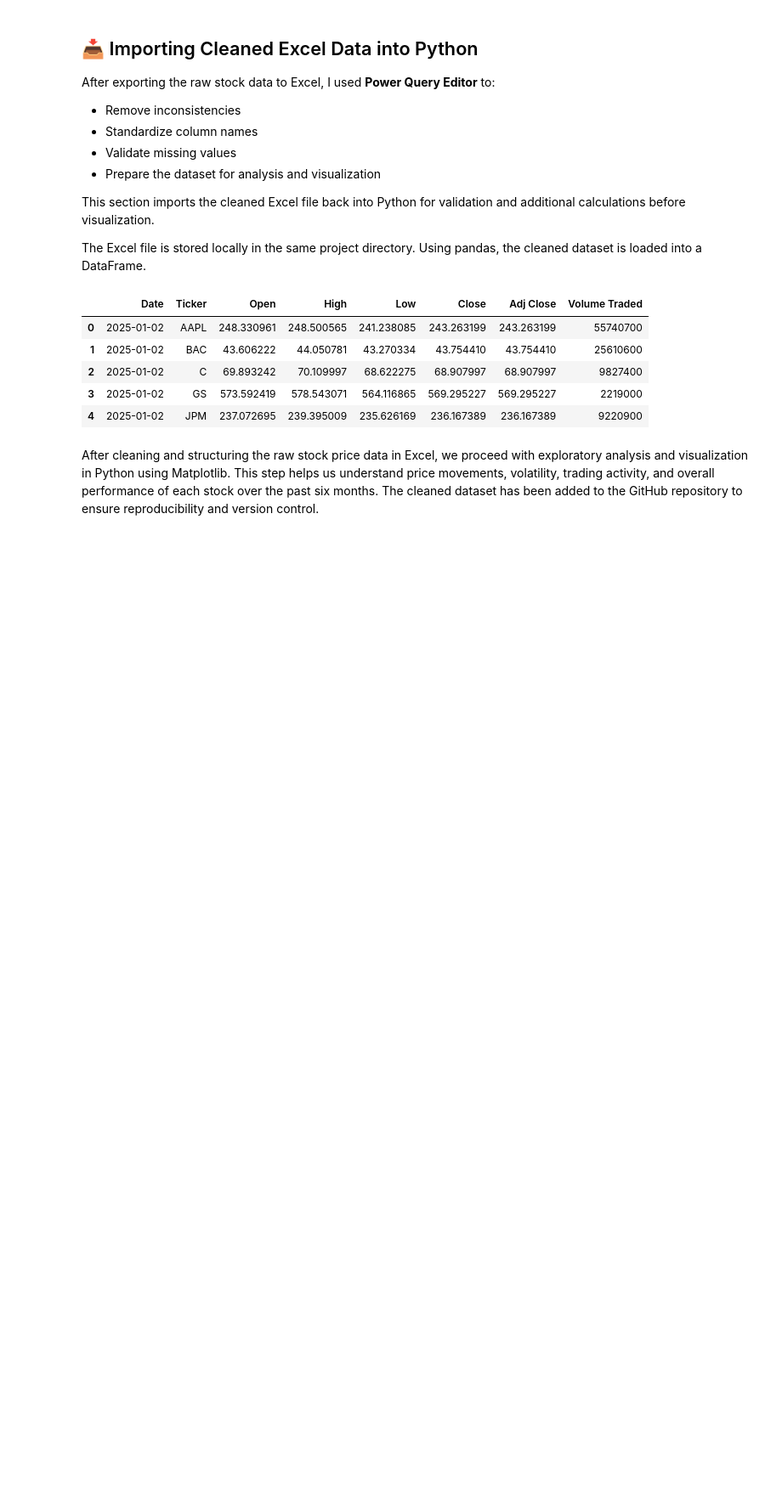
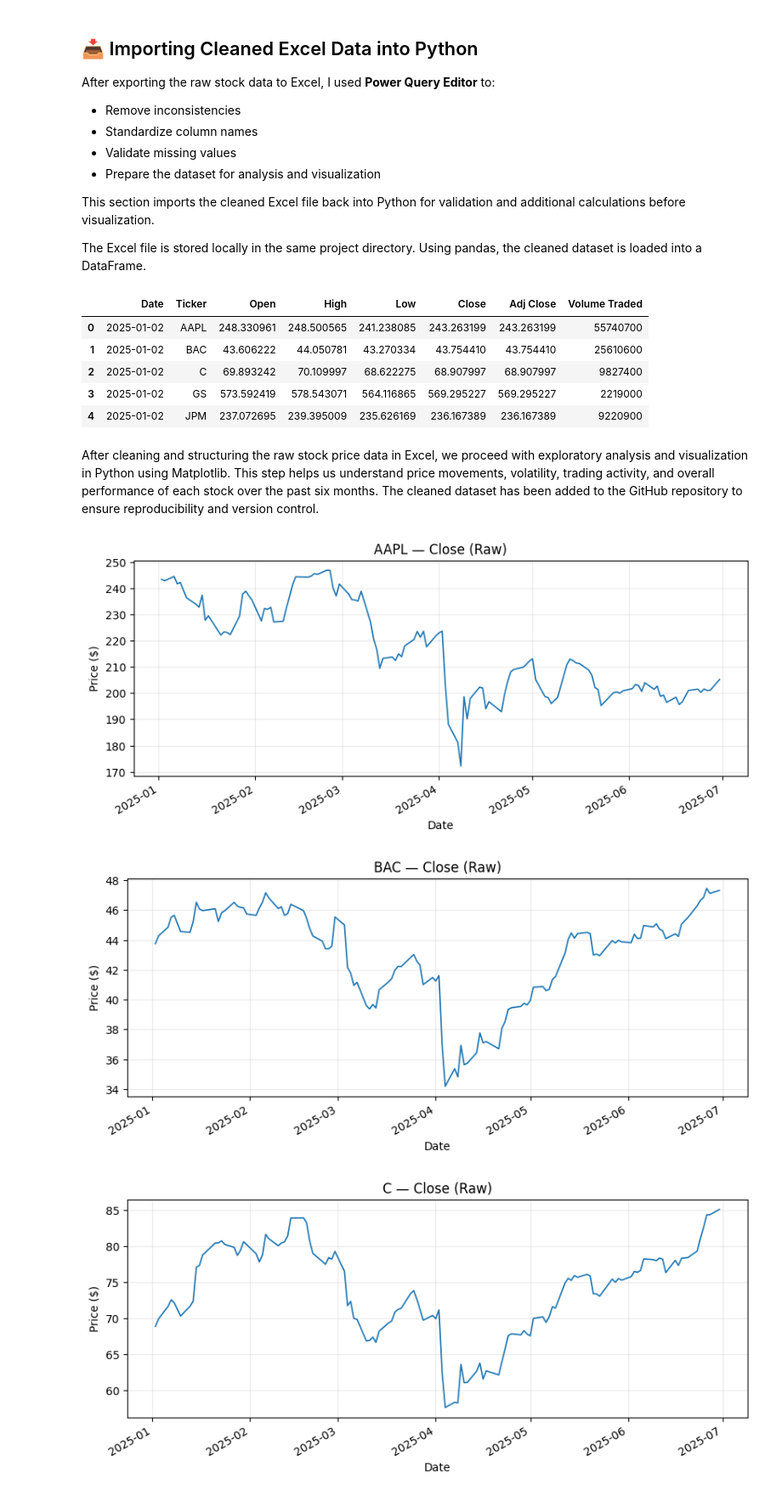
Before and after one commit to abdullahshaukat2/Stock-Performance-DashBoard, a Jupyter notebook: stock-performance-dashbaord.ipynb, the cells around one changed output. Shown at 85% size. Drawn from its saved outputs; the diff is of its cells as text; code cells hidden in the pictures; blank space fills up the shorter version.

```diff
--- a/stock-performance-dashbaord.ipynb
+++ b/stock-performance-dashbaord.ipynb
@@ -169,3 +169,15 @@ df.head()
 | 4 | 2025-01-02 | JPM | 237.072695 | 239.395009 | 235.626169 | 236.167389 | 236.167389 | 9220900 |
 # %% [markdown]
 After cleaning and structuring the raw stock price data in Excel, we proceed with exploratory analysis and visualization in Python using Matplotlib. This step helps us understand price movements, volatility, trading activity, and overall performance of each stock over the past six months. The cleaned dataset has been added to the GitHub repository to ensure reproducibility and version control.
+# %%
+import pandas as pd
+import matplotlib.pyplot as plt
+from matplotlib.backends.backend_pdf import PdfPages
+import os
+
+df = pd.read_excel("stock_data.xlsx")   # adjust path if needed
+
+df["Date"] = pd.to_datetime(df["Date"])
+df = df.sort_values(["Ticker", "Date"])
+# %%
+adj_close = df.pivot(index="Date", columns="Ticker", values="Adj Close")
@@ -171,0 +197,27 @@ After cleaning and structuring the raw stock price data in Excel, we proceed wit
+# %%
+# Optional: make plots look consistent
+plt.rcParams.update({
+    "figure.figsize": (10, 4),
+    "axes.grid": True,
+    "grid.alpha": 0.25,
+    "axes.titlesize": 12,
+    "axes.labelsize": 10
+})
+
+# ---- 1) Close (raw) — 8 charts ----
+for t in adj_close.columns:
+    fig, ax = plt.subplots()
+    s = adj_close[t].dropna()
+
+    ax.plot(s.index, s.values, linewidth=1.25)
+    ax.set_title(f"{t} — Close (Raw)")
+    ax.set_xlabel("Date")
+    ax.set_ylabel("Price ($)")
+
+    fig.autofmt_xdate()
+    plt.show()
+    plt.close(fig)
+# %% [output]
+[figure, added]
+[figure, added]
+[figure, added]
```
Also changed, not shown: parts of 12 cells of this notebook.
